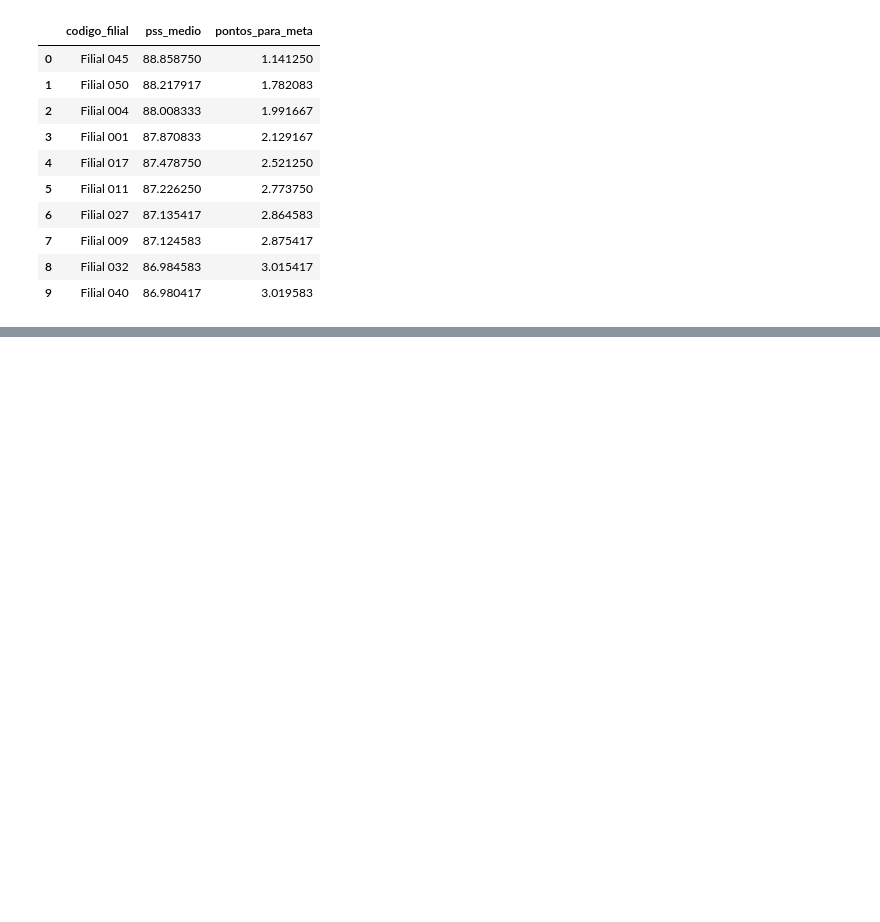
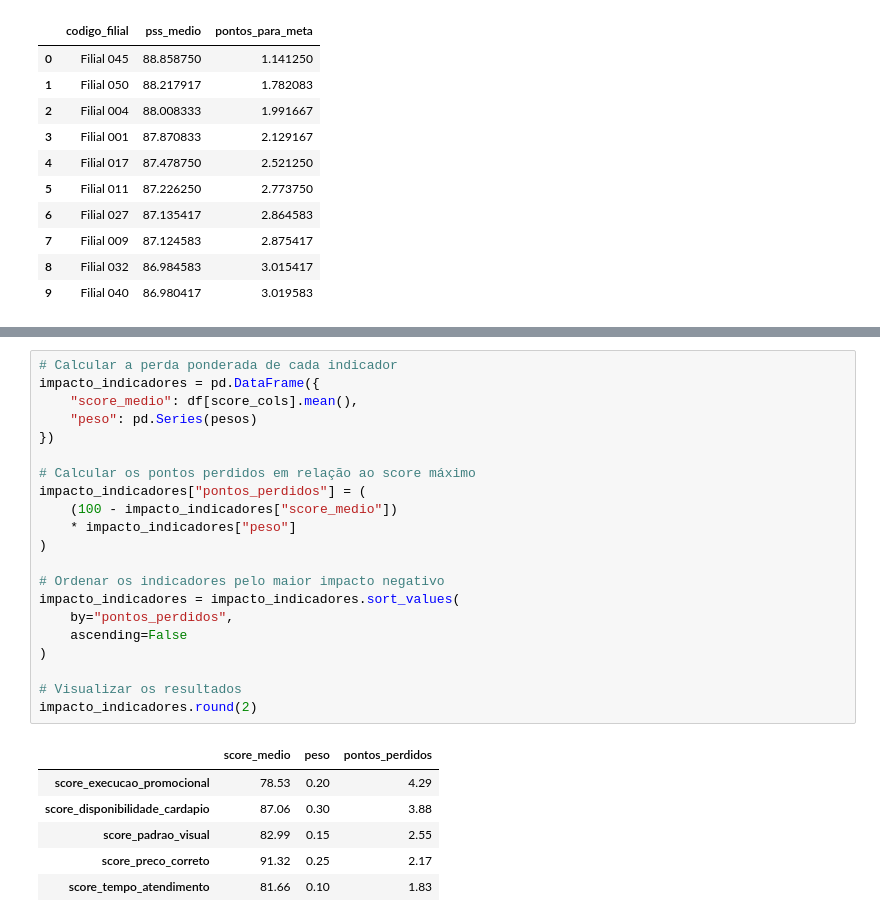
Before and after one commit to DanielDevCC26/perfect-store-analysis, a Jupyter notebook: notebooks/perfect_store_analysis.ipynb, the cells around one changed output, grey strips where cells are left out. Saved outputs shown, nothing was run; the diff lists cells and outputs as text; blank space fills up the shorter version.

```diff
--- a/notebooks/perfect_store_analysis.ipynb
+++ b/notebooks/perfect_store_analysis.ipynb
@@ -302,0 +326,28 @@ oportunidades[
+# %%
+# Calcular a perda ponderada de cada indicador
+impacto_indicadores = pd.DataFrame({
+    "score_medio": df[score_cols].mean(),
+    "peso": pd.Series(pesos)
+})
+
+# Calcular os pontos perdidos em relação ao score máximo
+impacto_indicadores["pontos_perdidos"] = (
+    (100 - impacto_indicadores["score_medio"])
+    * impacto_indicadores["peso"]
+)
+
+# Ordenar os indicadores pelo maior impacto negativo
+impacto_indicadores = impacto_indicadores.sort_values(
+    by="pontos_perdidos",
+    ascending=False
+)
+
+# Visualizar os resultados
+impacto_indicadores.round(2)
+# %% [output]
+|  | score_medio | peso | pontos_perdidos |
+| score_execucao_promocional | 78.53 | 0.20 | 4.29 |
+| score_disponibilidade_cardapio | 87.06 | 0.30 | 3.88 |
+| score_padrao_visual | 82.99 | 0.15 | 2.55 |
+| score_preco_correto | 91.32 | 0.25 | 2.17 |
+| score_tempo_atendimento | 81.66 | 0.10 | 1.83 |
```
Also changed, not shown: parts of 3 cells of this notebook.
